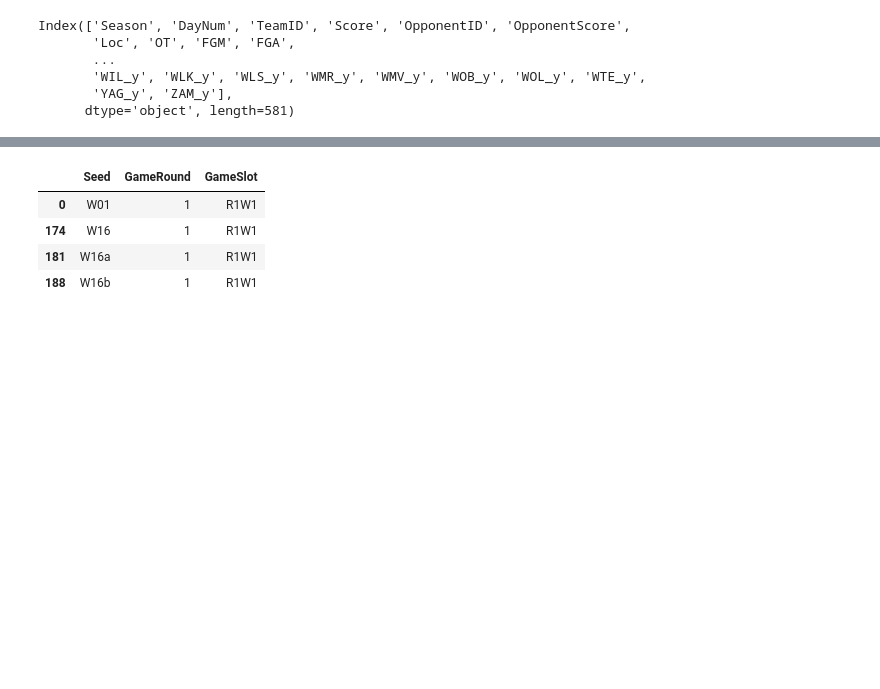
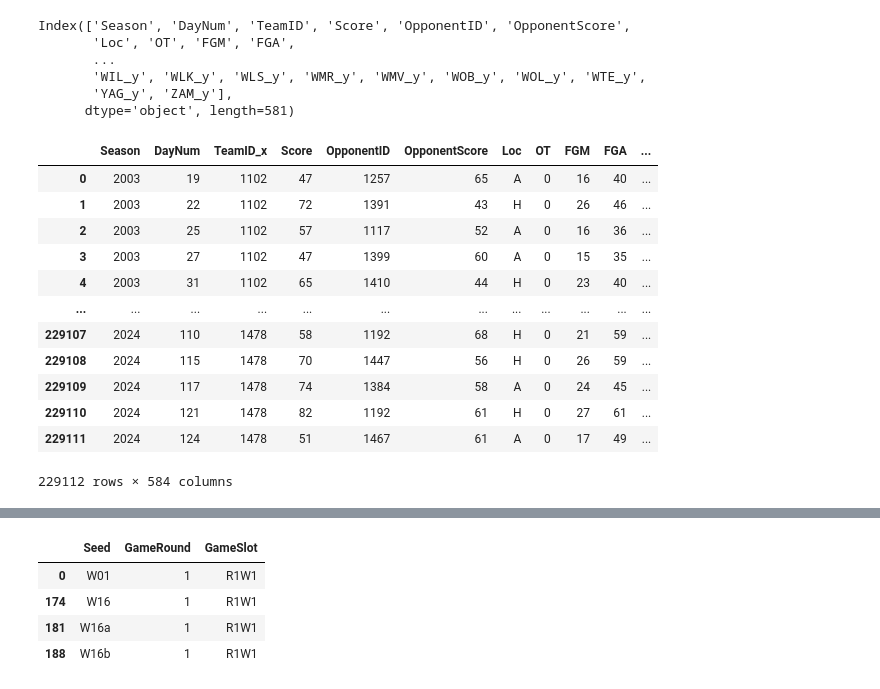
Before and after one commit to jacksonmlukas/marchmadness2024, a Jupyter notebook: neuralnetpredictor.ipynb, the cells around one changed output, grey strips where cells are left out. Cells and saved outputs as stored; diff of their text form; code cells hidden in the pictures; blank space fills up the shorter version.

```diff
--- a/neuralnetpredictor.ipynb
+++ b/neuralnetpredictor.ipynb
@@ -150,12 +166,26 @@ stats_of_interest = ['Score', 'OpponentID', 'OpponentScore',
        'OpponentFGPct', 'OpponentFG3Pct', 'OpponentFTPct', 'Possessions',
        'OpponentPossessions', 'OE', 'DE', 'TSP', 'eFG%', 'TOR', 'ORR',
        'DRR', 'AR', 'BlockRate', 'StealRate', 'FTR', 'NetRating', 'USG%', 'PPS', 'DRB%', 'ORB%']
+
+cumulative_sums = pd.DataFrame()
+cumulative_avgs = pd.DataFrame()
+
 for stat in stats_of_interest:
-    all_games_normalized[f'CumulativeSum_{stat}'] = all_games_normalized.groupby(['TeamID', 'Season'])[stat].cumsum()
+    cum_col_name = f'CumulativeSum_{stat}'
+    avg_col_name = f'CumulativeAvg_{stat}'
 
-# Calculate the game count to use for average calculations
-all_games_normalized['GameCount'] = all_games_normalized.groupby(['TeamID', 'Season']).cumcount() + 1
+    # Calculate cumulative sums
+    cumulative_sums[cum_col_name] = all_games_normalized.groupby(['TeamID', 'Season'])[stat].cumsum()
 
-# Calculate cumulative averages for the statistics
-for stat in stats_of_interest:
-    all_games_normalized[f'CumulativeAvg_{stat}'] = all_games_normalized[f'CumulativeSum_{stat}'] / all_games_normalized['GameCount']
+    # Prepare to calculate cumulative averages using the GameCount column
+    if 'GameCount' not in cumulative_sums.columns:
+        cumulative_sums['GameCount'] = all_games_normalized.groupby(['TeamID', 'Season']).cumcount() + 1
+
+    # Calculate cumulative averages
+    cumulative_avgs[avg_col_name] = cumulative_sums[cum_col_name] / cumulative_sums['GameCount']
+
+# If you want to keep the 'GameCount' column in your main DataFrame, copy it from cumulative_sums
+all_games_normalized['GameCount'] = cumulative_sums['GameCount']
+
+# Concatenate the cumulative sums and averages to the original DataFrame
+all_games_normalized = pd.concat([all_games_normalized, cumulative_sums.drop(columns='GameCount'), cumulative_avgs], axis=1)
@@ -178,7 +196,10 @@ all_games_normalized
 # %%
+import warnings
+
+with warnings.catch_warnings():
+    warnings.simplefilter("ignore", category=DeprecationWarning)
+
 all_games_normalized['Win'] = (all_games_normalized['Score'] > all_games_normalized['OpponentScore']).astype(int)
-
-# Assuming all_games_normalized has the 'Win' column updated based on scores
 
 def rolling_wins(group, window_size):
     # Use the rolling function to sum 'Win' over the past 'window_size' games, filling NaNs with 0
@@ -187,15 +208,14 @@ def rolling_wins(group, window_size):
     return wins.fillna(0)
 
 # Apply the rolling_wins function for each window size and create new columns in the DataFrame
-window_sizes = range(1,35)
+window_sizes = range(1, 35)
 for window_size in window_sizes:
     column_name = f'last{window_size}'
-    all_games_normalized[column_name] = all_games_normalized.groupby(['TeamID', 'Season']).apply(rolling_wins, window_size).reset_index(level=[0,1], drop=True)
+    # Adjusted to explicitly exclude the group columns from the operation
+    all_games_normalized[column_name] = all_games_normalized.groupby(['TeamID', 'Season'], group_keys=False).apply(lambda x: rolling_wins(x, window_size))
 
 # Ensure the DataFrame is still sorted by TeamID, Season, and DayNum
 all_games_normalized.sort_values(by=['TeamID', 'Season', 'DayNum'], inplace=True)
-
-# After this, all_games_normalized will include the new features 'last5', 'last10', and 'last15' for each game
 # %%
 all_games_normalized
 # %% [output]
@@ -304,6 +324,25 @@ Index(['Season', 'DayNum', 'TeamID', 'Score', 'OpponentID', 'OpponentScore',
        'WIL_y', 'WLK_y', 'WLS_y', 'WMR_y', 'WMV_y', 'WOB_y', 'WOL_y', 'WTE_y',
        'YAG_y', 'ZAM_y'],
       dtype='object', length=581)
+# %%
+all_games_with_rankings = pd.merge(all_games_with_rankings, team_confs, on = ["Season", "TeamID"]).rename(columns = {"ConfAbbrev" : "Conf"})
+all_games_with_rankings = pd.merge(all_games_with_rankings, team_confs, left_on = ["Season", "OpponentID"], right_on = ["Season", "TeamID"]).rename(columns = {"ConfAbbrev" : "OppConf"})
+# %%
+all_games_with_rankings
+# %% [output]
+|  | Season | DayNum | TeamID_x | Score | OpponentID | OpponentScore | Loc | OT | FGM | FGA | ... |
+| 0 | 2003 | 19 | 1102 | 47 | 1257 | 65 | A | 0 | 16 | 40 | ... |
+| 1 | 2003 | 22 | 1102 | 72 | 1391 | 43 | H | 0 | 26 | 46 | ... |
+| 2 | 2003 | 25 | 1102 | 57 | 1117 | 52 | A | 0 | 16 | 36 | ... |
+| 3 | 2003 | 27 | 1102 | 47 | 1399 | 60 | A | 0 | 15 | 35 | ... |
+| 4 | 2003 | 31 | 1102 | 65 | 1410 | 44 | H | 0 | 23 | 40 | ... |
+| ... | ... | ... | ... | ... | ... | ... | ... | ... | ... | ... | ... |
+| 229107 | 2024 | 110 | 1478 | 58 | 1192 | 68 | H | 0 | 21 | 59 | ... |
+| 229108 | 2024 | 115 | 1478 | 70 | 1447 | 56 | H | 0 | 26 | 59 | ... |
+| 229109 | 2024 | 117 | 1478 | 74 | 1384 | 58 | A | 0 | 24 | 45 | ... |
+| 229110 | 2024 | 121 | 1478 | 82 | 1192 | 61 | H | 0 | 27 | 61 | ... |
+| 229111 | 2024 | 124 | 1478 | 51 | 1467 | 61 | A | 0 | 17 | 49 | ... |
+229112 rows × 584 columns
 # %%
 from sklearn.model_selection import train_test_split
 from sklearn.preprocessing import OneHotEncoder, StandardScaler
```
Also changed, not shown: parts of 15 cells of this notebook.
